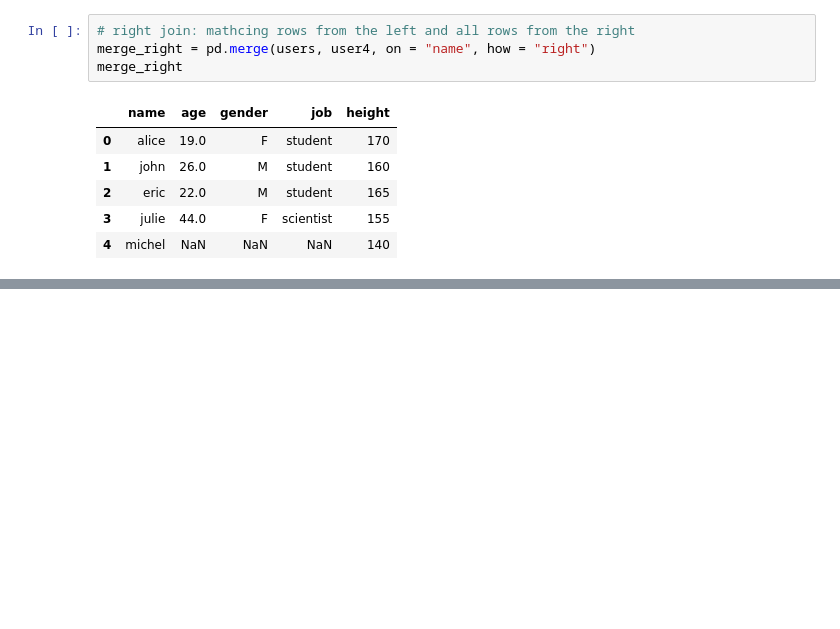
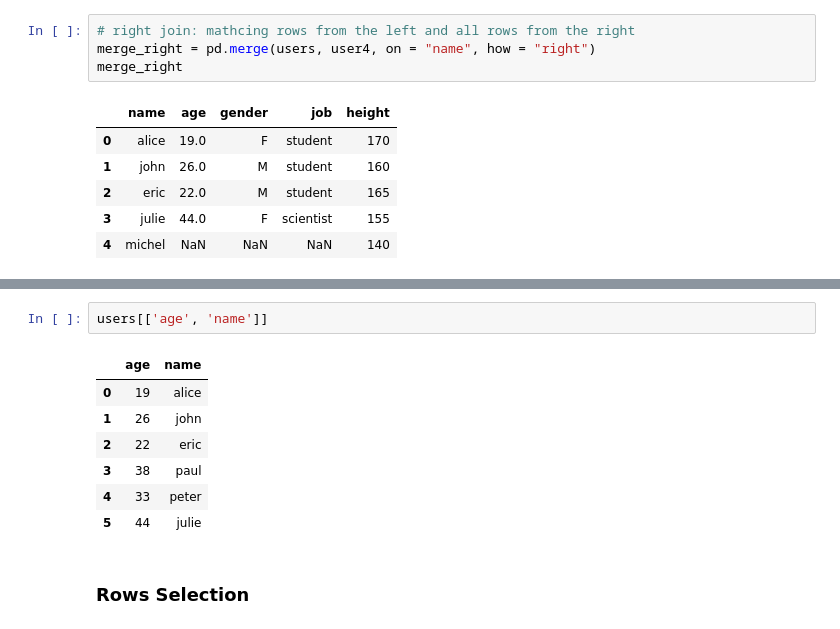
Before and after one commit to toarnabtrainer/AEC_ML_Batch-2, a Jupyter notebook: Pandas.ipynb, the cells around one changed output, grey strips where cells are left out. Saved outputs shown, nothing was run; the diff lists cells and outputs as text; blank space fills up the shorter version.

```diff
--- a/Pandas.ipynb
+++ b/Pandas.ipynb
@@ -547,0 +667,12 @@ merge_right
+# %%
+users[['age', 'name']]
+# %% [output]
+|  | age | name |
+| 0 | 19 | alice |
+| 1 | 26 | john |
+| 2 | 22 | eric |
+| 3 | 38 | paul |
+| 4 | 33 | peter |
+| 5 | 44 | julie |
+# %% [markdown]
+### Rows Selection
```
Also changed, not shown: parts of 23 cells of this notebook.
